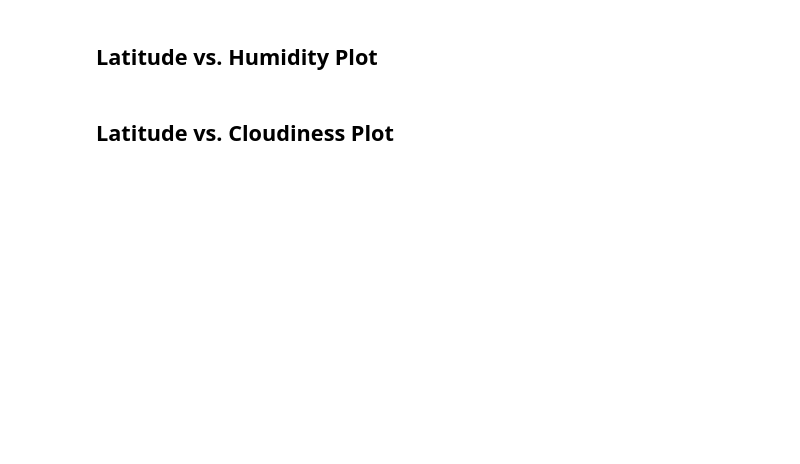
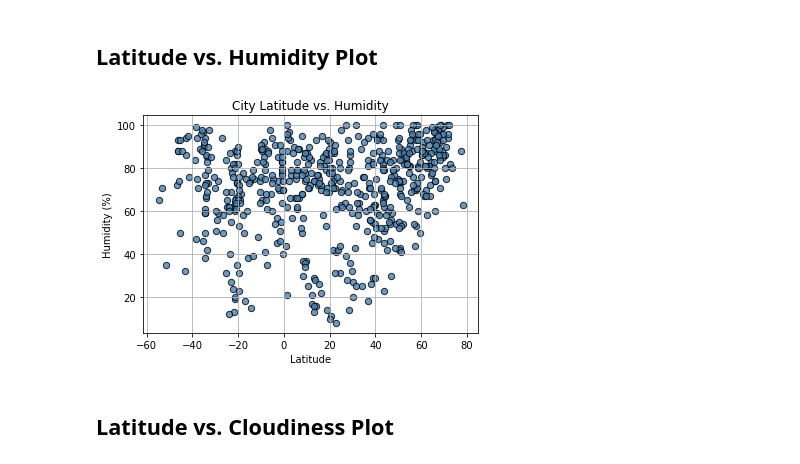
Before and after one commit to gtp1ok/python-api-challenge, a Jupyter notebook: WeatherPy/WeatherPy.ipynb, the cells around one changed output. Drawn from its saved outputs; the diff is of its cells as text; code cells hidden in the pictures; blank space fills up the shorter version.

```diff
--- a/WeatherPy/WeatherPy.ipynb
+++ b/WeatherPy/WeatherPy.ipynb
@@ -125,4 +161,14 @@ Skip this step if there are no cities that have humidity > 100%.
 # %% [markdown]
 ## Latitude vs. Humidity Plot
+# %%
+lat_humdity_plot = weather_df.plot(kind="scatter", x="Lat", y="Humidity", grid=True,figsize=(6,4), c="steelblue", edgecolors = "black", s=40, alpha=0.8,
+              title="City Latitude vs. Humidity")
+lat_humdity_plot.set_xlabel("Latitude")
+lat_humdity_plot.set_ylabel("Humidity (%)")
+output_file2 = ("../output_data/latvshumi.png")
+plt.savefig(output_file2)
+plt.show()
+# %% [output]
+[figure, added]
 # %% [markdown]
 ## Latitude vs. Cloudiness Plot
```
Also changed, not shown: parts of 29 cells of this notebook.
